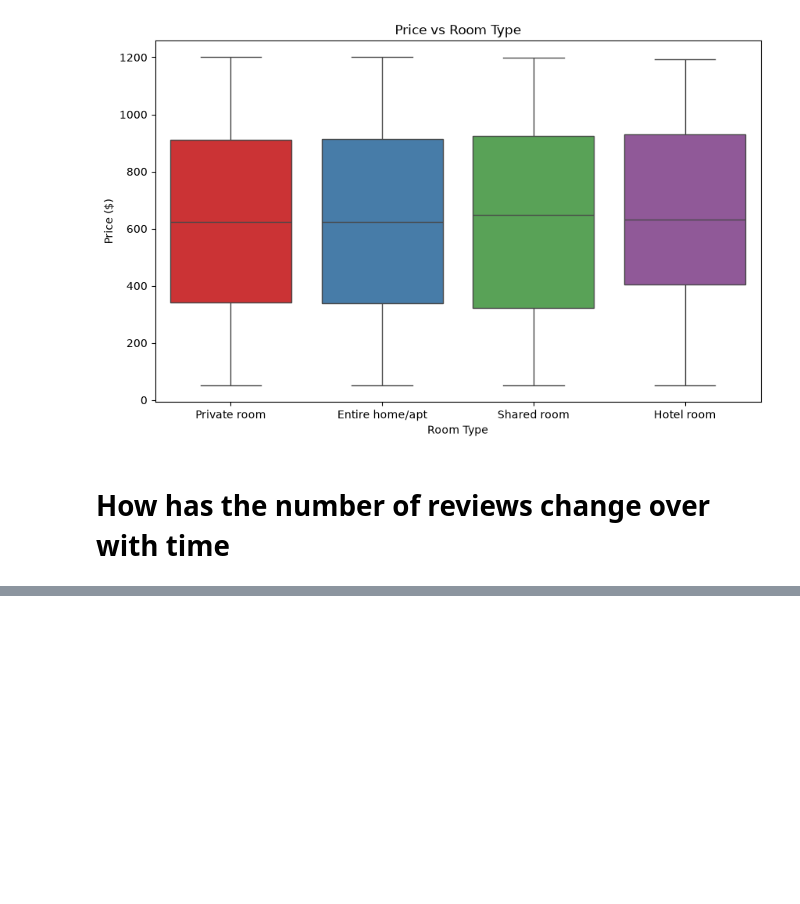
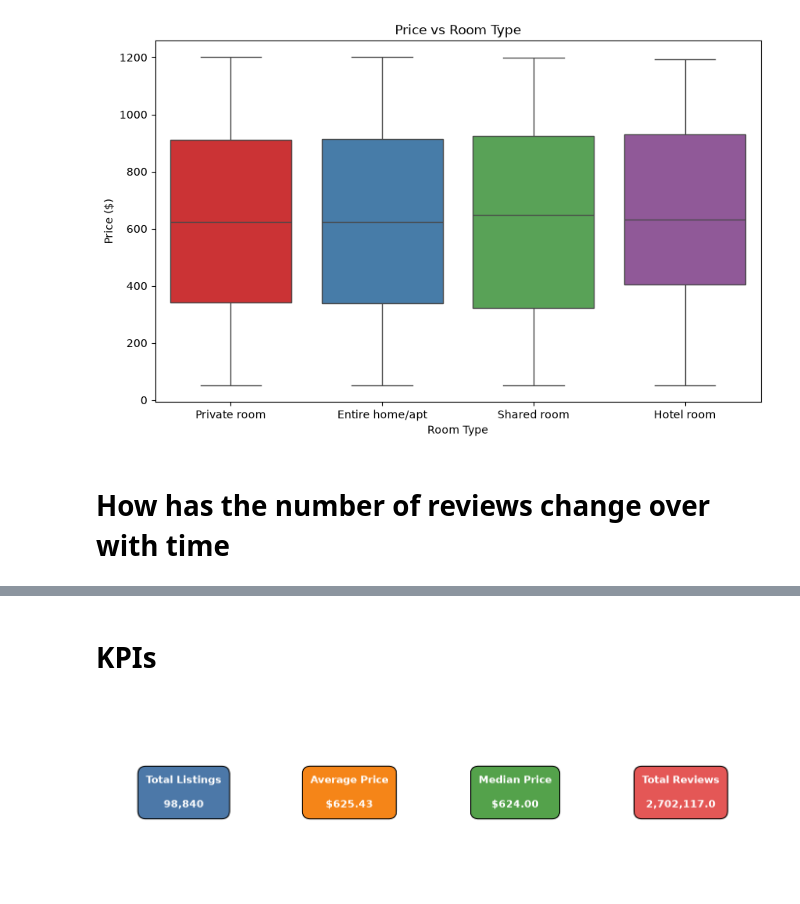
Before and after one commit to paraneankita-jpg/Airbnb_DataAnalysis, a Jupyter notebook: Analysis.ipynb, the cells around one changed output, grey strips where cells are left out. Drawn from its saved outputs; the diff is of its cells as text; code cells hidden in the pictures; blank space fills up the shorter version.

```diff
--- a/Analysis.ipynb
+++ b/Analysis.ipynb
@@ -291,0 +299,42 @@ Price per neighborhood	Supports location comparison
+# %% [markdown]
+# KPIs
+# %%
+import matplotlib.pyplot as plt
+
+fig, ax = plt.subplots(figsize=(14, 4))
+
+kpis = {
+    'Total Listings': f"{len(df):,}",
+    'Average Price': f"${df['price'].mean():,.2f}",
+    'Median Price': f"${df['price'].median():,.2f}",
+    'Total Reviews': f"{df['number of reviews'].sum():,}"
+}
+
+# Colors for each KPI box
+colors = ['#4C78A8', '#F58518', '#54A24B', '#E45756']
+
+ax.axis('off')
+
+for i, ((title, value), color) in enumerate(zip(kpis.items(), colors)):
+
+    ax.text(
+        0.125 + i * 0.25,
+        0.5,
+        f"{title}\n\n{value}",
+        ha='center',
+        va='center',
+        fontsize=15,
+        fontweight='bold',
+        color='white',
+        bbox=dict(
+            boxstyle='round,pad=0.8',
+            facecolor=color,
+            edgecolor='black',
+            linewidth=1.5
+        )
+    )
+
+plt.tight_layout()
+plt.show()
+# %% [output]
+[figure, added]
```
Also changed, not shown: parts of 5 cells of this notebook.
